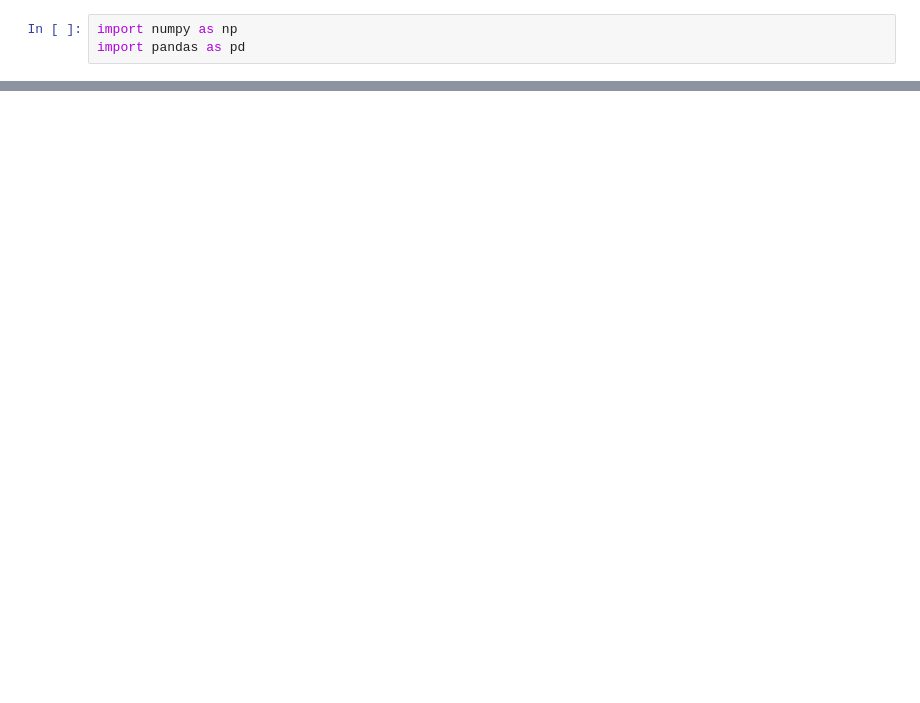
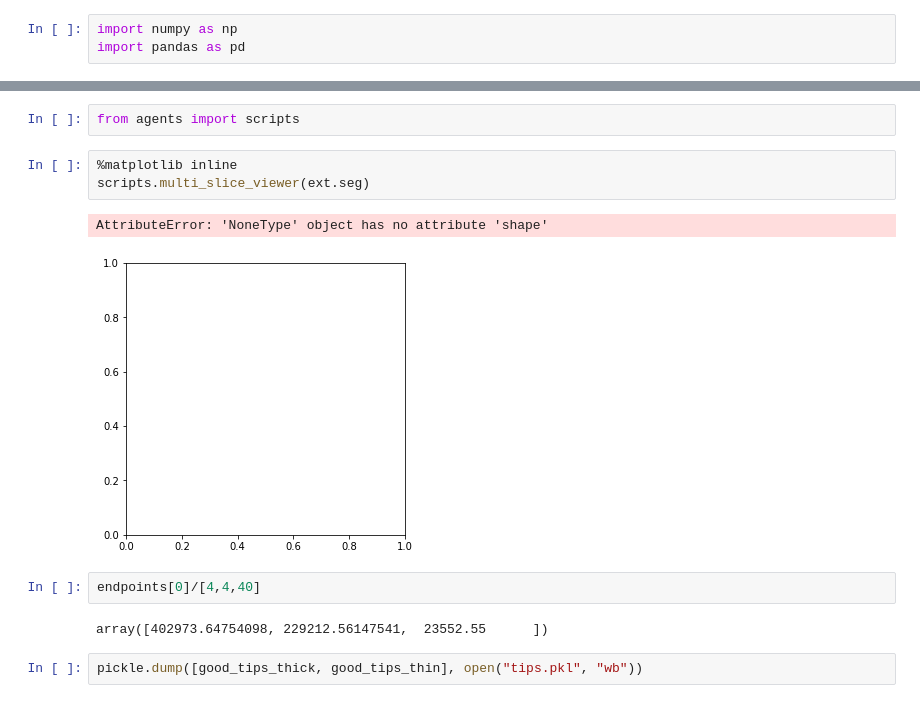
Before and after one commit to aplbrain/campfire, a Jupyter notebook: test.ipynb, the cells around one changed output, grey strips where cells are left out. Saved outputs shown, nothing was run; the diff lists cells and outputs as text; blank space fills up the shorter version.

```diff
--- a/test.ipynb
+++ b/test.ipynb
@@ -22,0 +41,14 @@ ModuleNotFoundError: No module named 'sofima'
+# %%
+from agents import scripts
+# %%
+%matplotlib inline
+scripts.multi_slice_viewer(ext.seg)
+# %% [output]
+AttributeError: 'NoneType' object has no attribute 'shape'
+[figure, added]
+# %%
+endpoints[0]/[4,4,40]
+# %% [output]
+array([402973.64754098, 229212.56147541,  23552.55      ])
+# %%
+pickle.dump([good_tips_thick, good_tips_thin], open("tips.pkl", "wb"))
```
Also changed, not shown: parts of 5 cells of this notebook, 3 other files.
